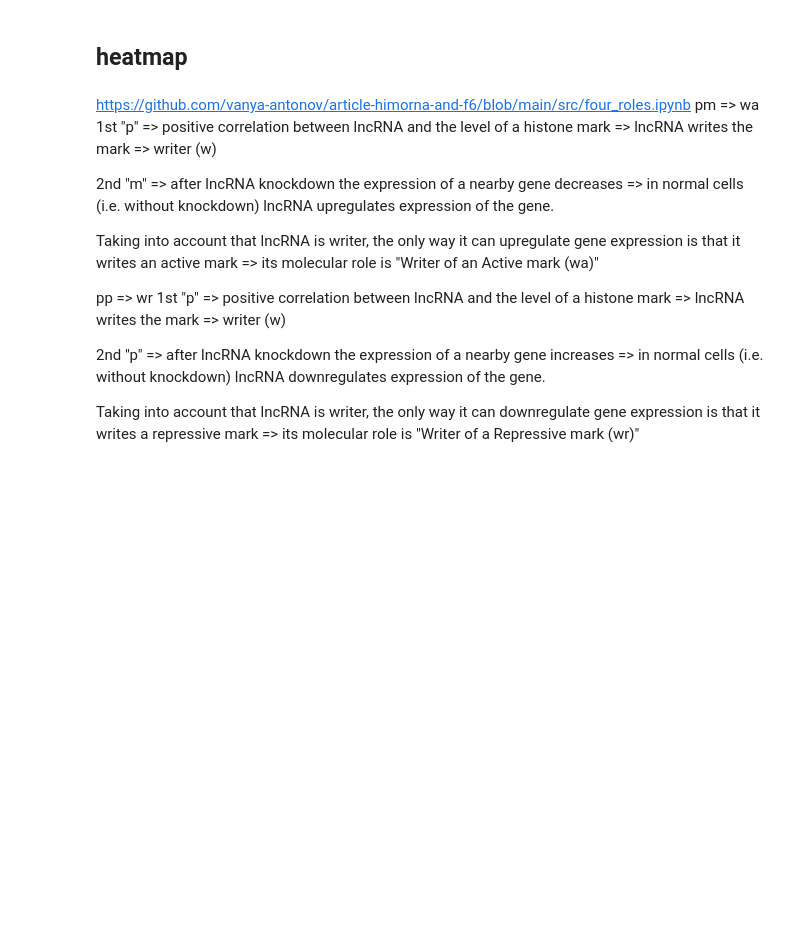
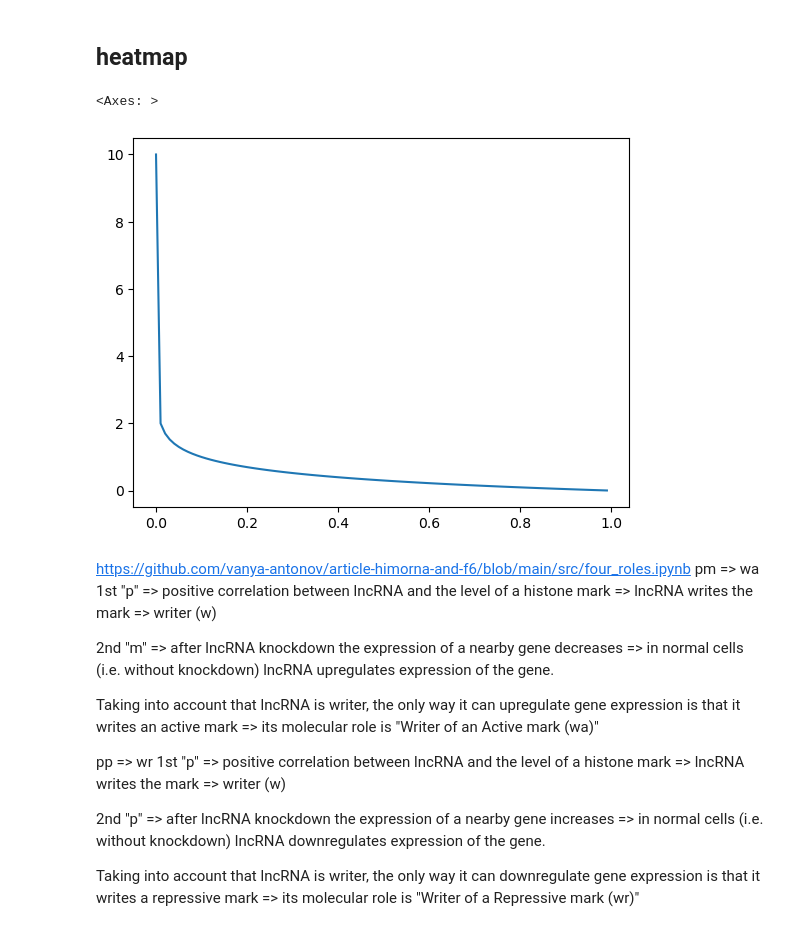
Before and after one commit to magletdinov/fantom.ips-himorna.peaks, a Jupyter notebook: scripts/analysis.ipynb, the cells around one changed output. Cells and saved outputs as stored; diff of their text form; code cells hidden in the pictures; blank space fills up the shorter version.

```diff
--- a/scripts/analysis.ipynb
+++ b/scripts/analysis.ipynb
@@ -666,3 +1015,8 @@ fisher_results_filt_by_exp["fibro"][fisher_results_filt_by_exp["fibro"]["lnc"] =
+# %%
+sns.lineplot(x=x, y=y)
+# %% [output]
+<Axes: >
+[figure, added]
 # %% [markdown]
 https://github.com/vanya-antonov/article-himorna-and-f6/blob/main/src/four_roles.ipynb
 pm => wa
```
Also changed, not shown: parts of 50 cells of this notebook.
